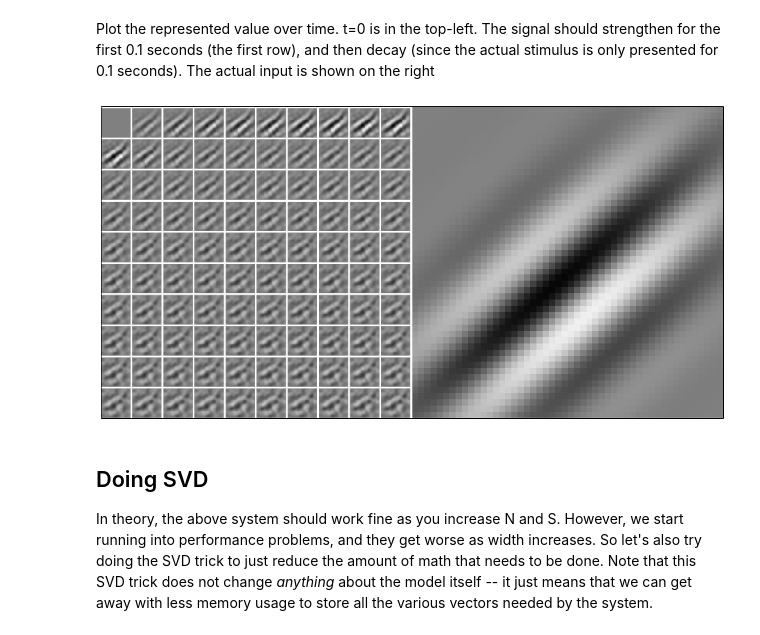
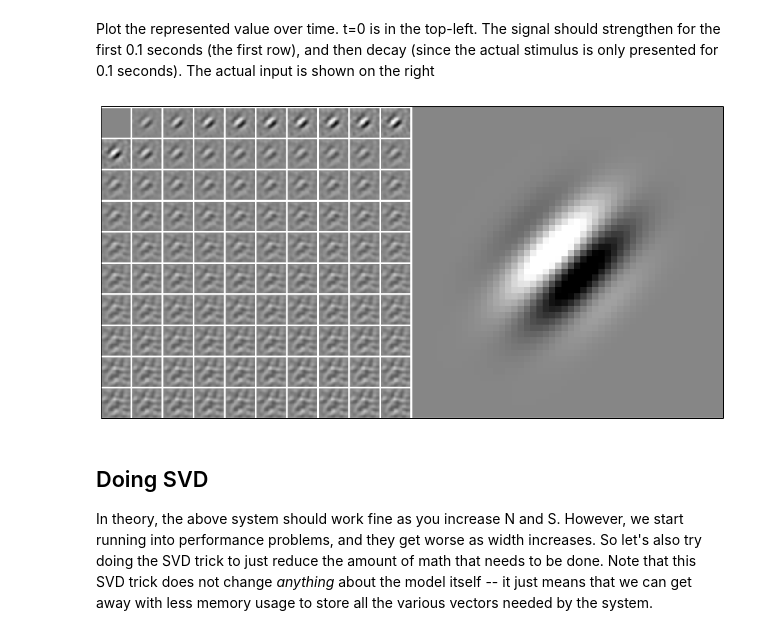
Before and after one commit to tcstewar/testing_notebooks, a Jupyter notebook: Gabor.ipynb, the cells around one changed output. Saved outputs shown, nothing was run; the diff lists cells and outputs as text; code cells hidden in the pictures.

Commit message:
Used same example image for both with SVD and without

```diff
--- a/Gabor.ipynb
+++ b/Gabor.ipynb
@@ -84,14 +86,24 @@ Now let's nuild an integrator model
 # %%
+import nengo
+
 neuron_type = nengo.LIFRate()   # default is nengo.LIF()
 
 stim_image = make_random_gabor(width, width)
 stim_image.shape = width * width
 stim_image = stim_image / np.linalg.norm(stim_image)
 
-import nengo
+g = gabor(width, width, lambd=0.6,
+                        theta=np.pi/4,
+                        psi=np.pi/2,
+                        sigma=0.2,
+                        gamma=0.7,
+                        x_offset=0,
+                        y_offset=0)
+g = g / np.linalg.norm(g)
+
 model = nengo.Network()
 with model:
-    stim = nengo.Node(lambda t: stim_image if t < 0.1 else np.zeros(width * width))
+    stim = nengo.Node(lambda t: g.flatten() if t < 0.1 else np.zeros(width * width))
     ens = nengo.Ensemble(n_neurons=N, dimensions=width * width, encoders=encoders, eval_points=samples, neuron_type=neuron_type)
     conn = nengo.Connection(ens, ens, synapse=0.1)
     nengo.Connection(stim, ens, synapse=None)
@@ -112,30 +129,30 @@ Plot the represented value over time.  t=0 is in the top-left.  The signal shoul
 # %%
 data = sim.data[probe]
 index = np.linspace(len(data)-1, 0, 100).astype(int)
 vmin = np.min(data)
 vmax = np.max(data)
 import pylab
 pylab.figure(figsize=(20,8))
 for i in range(100):
     w = 9 - i%10
     h = i/10
     d = data[index[i]]
     d.shape = width, width
 
     pylab.imshow(d, extent=(w, w+0.95, h, h+0.95), interpolation='none',
                  vmin=vmin, vmax=vmax, cmap='gray')
     pylab.xticks([])
     pylab.yticks([])
 pylab.xlim((0, 20))
 pylab.ylim((0, 10))
-d = stim_image
+d = g
 d.shape = width, width
 pylab.imshow(d, extent=(10.0, 20.0, 0.0, 10.0), interpolation='none',
                  vmin=vmin, vmax=vmax, cmap='gray')
 
 pylab.show()
 # %% [output]
-[figure, old version]
+[figure, new version]
 # %% [markdown]
 ## Doing SVD
 
```
Also changed, not shown: parts of 10 cells of this notebook.
